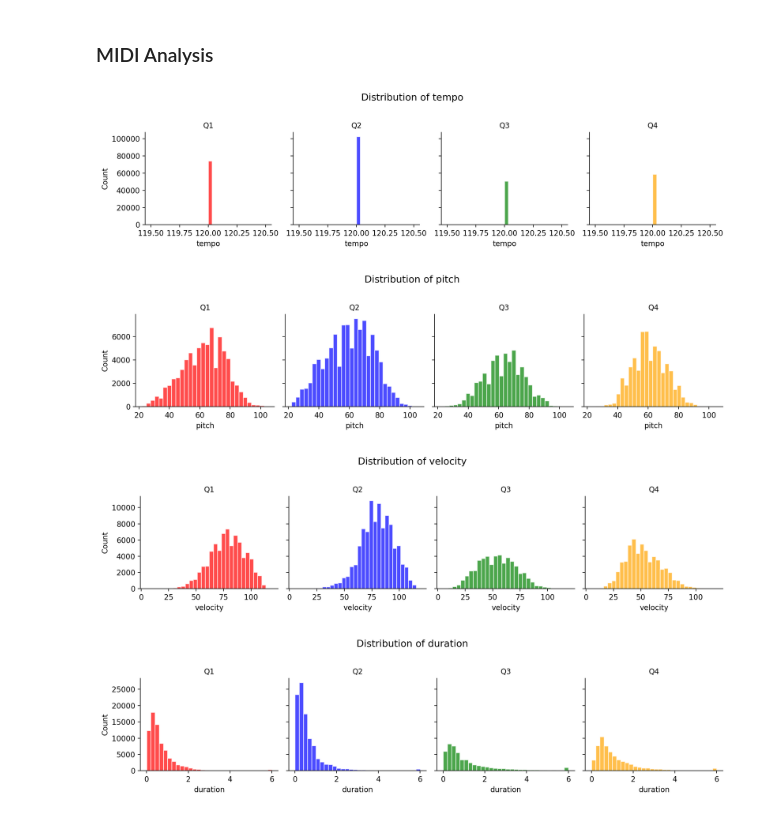
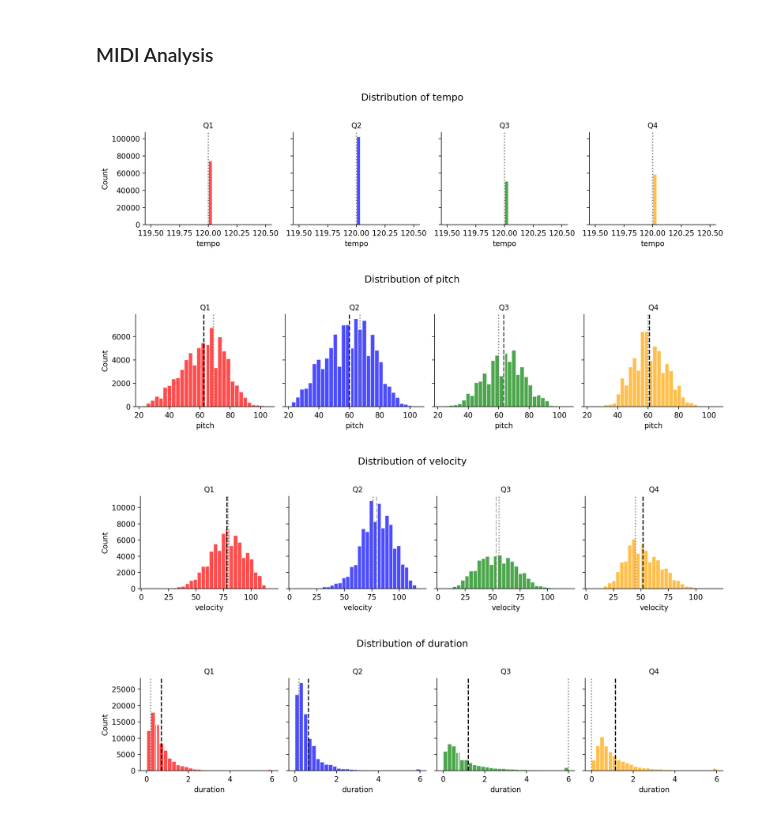
Before and after one commit to eadenise/cc_project, a Jupyter notebook: eda_emopia.ipynb, the cells around one changed output. Cells and saved outputs as stored; diff of their text form; code cells hidden in the pictures.

```diff
--- a/eda_emopia.ipynb
+++ b/eda_emopia.ipynb
@@ -126,43 +125,47 @@ for file in list(os.listdir(emopia_midi_dir)):
 
     quadrant = (match.group(1))
     midi = pretty_midi.PrettyMIDI(os.path.join(emopia_midi_dir, file))
 
     _, tempos = midi.get_tempo_changes()
 
     for instrument in midi.instruments:
         for note in instrument.notes:
             rows.append({
                 'quadrant': quadrant,
                 'tempo': tempos[0],
                 'pitch': note.pitch,
                 'velocity': note.velocity,
                 'duration': note.end - note.start
             })
 
 
-# Frequency distribution
+# Frequency distribution and Central tendency of features by quadrant
 df_notes = pd.DataFrame(rows)
 palette = {'Q1': 'red', 'Q2': 'blue', 'Q3': 'green', 'Q4': 'orange'}
 features = ['tempo', 'pitch', 'velocity', 'duration']
 q = df_notes['quadrant']
 
 for feature in features:
     grid = sns.FacetGrid(df_notes, col='quadrant', col_order=['Q1', 'Q2', 'Q3', 'Q4'])
-    grid.map_dataframe(lambda data, **kw: plt.hist(
-        data[feature],
-        bins=30,
-        color=palette[data['quadrant'].iloc[0]],
-        alpha=0.7,
-        edgecolor='white'
-    ))
+
+
+    def draw_hist(data, **kwargs):
+        q      = data['quadrant'].iloc[0]
+        values = data[feature].dropna()
+        plt.hist(values, bins=30, color=palette[q], edgecolor='white', alpha=0.7)
+        plt.axvline(values.mean(), color='black', linestyle='--', linewidth=1.5, label='Mean')
+        plt.axvline(values.median(),color='white', linestyle='-',  linewidth=1.5, label='Median')
+        plt.axvline(stats.mode(values, keepdims=True).mode[0], color='grey', linestyle=':',  linewidth=1.5, label='Mode')
+
+    grid.map_dataframe(draw_hist)
     grid.set_titles(col_template='{col_name}')
     grid.set_axis_labels(feature, 'Count')
     grid.figure.suptitle(f'Distribution of {feature}', y=1.02, fontsize=13)
     plt.tight_layout()
     plt.show()
 # %% [output]
-[figure, old version]
+[figure, new version]
-[figure, old version]
+[figure, new version]
-[figure, old version]
+[figure, new version]
-[figure, old version]
+[figure, new version]
 # %%
```
Also changed, not shown: parts of 3 cells of this notebook, 3 other files.
